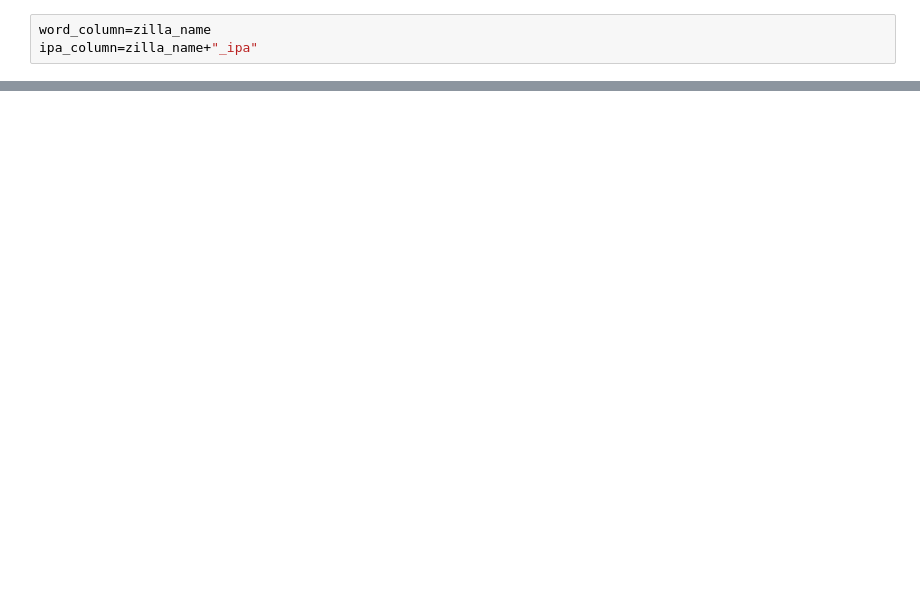
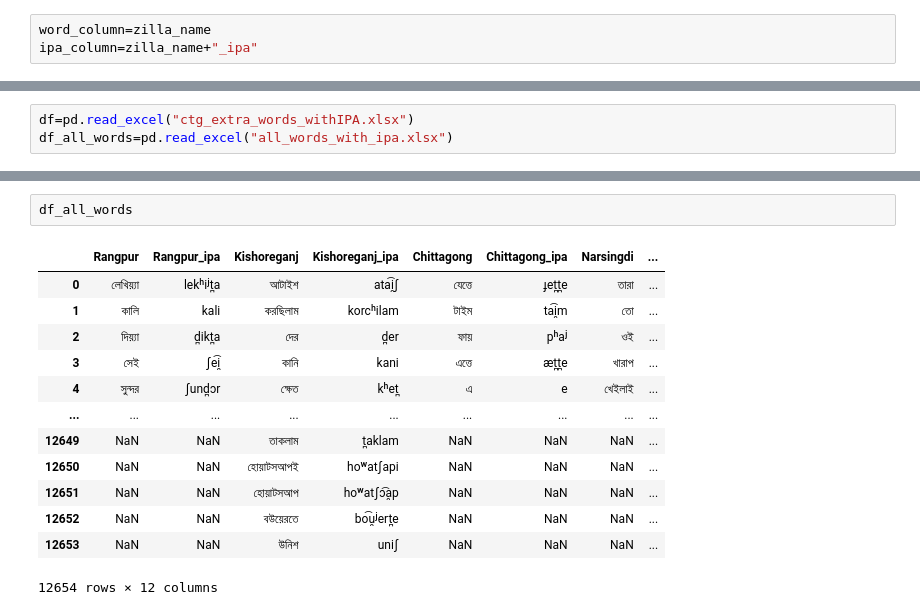
Before and after one commit to Sourav9063/IPA, a Jupyter notebook: IPA_region/sentence/replace_word.ipynb, the cells around one changed output, grey strips where cells are left out. Cells and saved outputs as stored; diff of their text form; blank space fills up the shorter version.

```diff
--- a/IPA_region/sentence/replace_word.ipynb
+++ b/IPA_region/sentence/replace_word.ipynb
@@ -195,0 +374,3 @@ Done
+# %%
+df=pd.read_excel("ctg_extra_words_withIPA.xlsx")
+df_all_words=pd.read_excel("all_words_with_ipa.xlsx")
@@ -195,0 +405,16 @@ Done
+# %%
+df_all_words
+# %% [output]
+|  | Rangpur | Rangpur_ipa | Kishoreganj | Kishoreganj_ipa | Chittagong | Chittagong_ipa | Narsingdi | ... |
+| 0 | লেখিয়্যা | lekʰiʲt̪a | আটাইশ | ata͡i̯ʃ | যেত্তে | ɟet̪t̪e | তারা | ... |
+| 1 | কালি | kali | করছিলাম | korcʰilam | টাইম | ta͡i̯m | তো | ... |
+| 2 | দিয়্যা | d̪ikt̪a | দের | d̪er | ফায় | pʰaʲ | ওই | ... |
+| 3 | সেই | ʃe͡i̯ | কানি | kani | এত্তে | æt̪t̪e | খারাপ | ... |
+| 4 | সুন্দর | ʃund̪ɔr | ক্ষেত | kʰet̪ | এ | e | খেইলাই | ... |
+| ... | ... | ... | ... | ... | ... | ... | ... | ... |
+| 12649 | NaN | NaN | তাকলাম | t̪aklam | NaN | NaN | NaN | ... |
+| 12650 | NaN | NaN | হোয়াটসআপই | hoʷatʃapi | NaN | NaN | NaN | ... |
+| 12651 | NaN | NaN | হোয়াটসআপ | hoʷatʃɔ͡a̯p | NaN | NaN | NaN | ... |
+| 12652 | NaN | NaN | বউয়েরতে | bo͡u̯ʲert̪e | NaN | NaN | NaN | ... |
+| 12653 | NaN | NaN | উনিশ | uniʃ | NaN | NaN | NaN | ... |
+12654 rows × 12 columns
```
Also changed, not shown: parts of 35 cells of this notebook, 4 other files.
